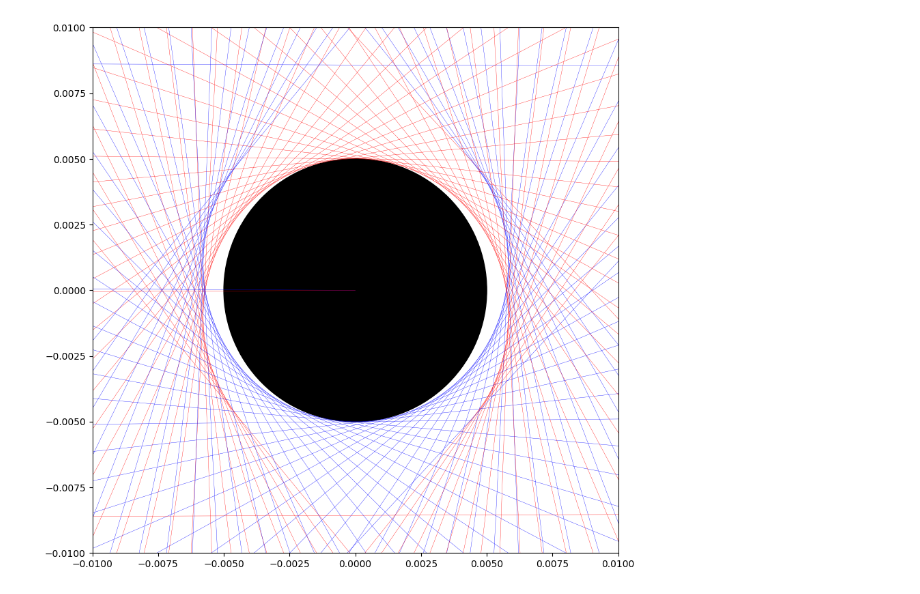
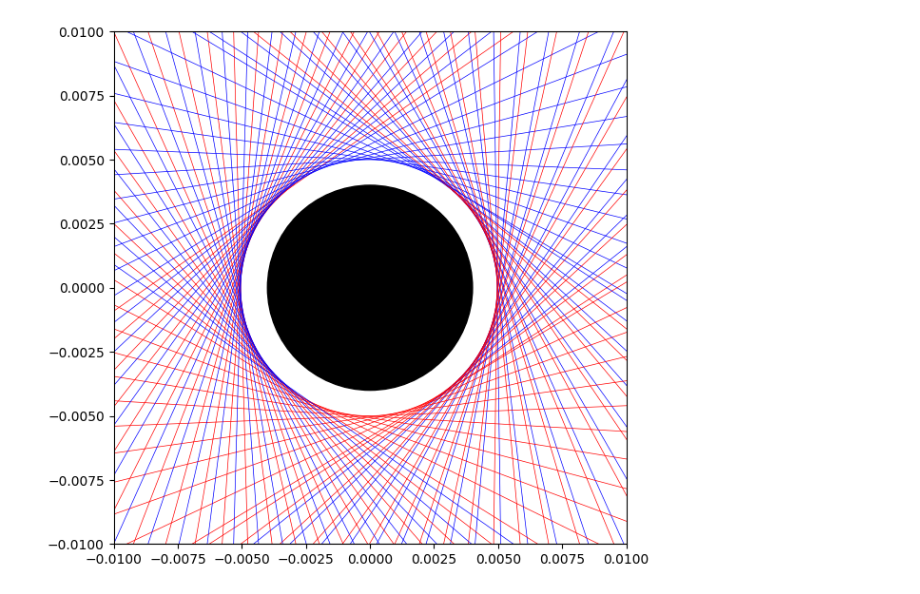
Before and after one commit to ssteinberg/solar_optical_concentrator, a Jupyter notebook: 2025/results.ipynb, the cells around one changed output. Saved outputs shown, nothing was run; the diff lists cells and outputs as text; code cells hidden in the pictures.

```diff
--- a/2025/results.ipynb
+++ b/2025/results.ipynb
@@ -9,36 +9,48 @@ matplotlib.rc('figure', figsize = (10, 10))
 data_coords = np.loadtxt('data_coords.csv', delimiter = ',')
 data_rays = np.loadtxt('data_rays.csv', delimiter = ',')
 # %%
-# plot origin
-# plt.plot(0, 0, marker = '.', c = 'black', label = 'origin')
+# plot point at origin
+# plt.plot(0, 0, '.', c = 'black')
 
-# plot circle
-circle = plt.Circle((0, 0), 0.005, color = 'black')
+# plot line at origin
+# plt.plot([0, 0], [0.005, -0.005], c = 'black')
+
+# plot circle at origin
+circle = plt.Circle((0, 0), 0.004, color = 'black')
 plt.gca().add_patch(circle)
 
 # plot coordinates
 for row in data_coords:
     M1_X = [row[0], row[2]]
     M1_Y = [row[1], row[3]]
     plt.plot(M1_X, M1_Y, c = 'black', linewidth = 1)
     M2_X = [row[4], row[6]]
     M2_Y = [row[5], row[7]]
     plt.plot(M2_X, M2_Y, c = 'black', linewidth = 1)
 
 # plot ray paths
+# for i in range(0, data_rays.shape[0], 2):
+#     X_pos = [x for j, x in enumerate(data_rays[i]) if j % 2 == 0]
+#     Y_pos = [y for j, y in enumerate(data_rays[i]) if j % 2 == 1]
+#     plt.plot(X_pos, Y_pos, 'r', linewidth = 0.25)
+#     X_neg = [x for j, x in enumerate(data_rays[i + 1]) if j % 2 == 0]
+#     Y_neg = [y for j, y in enumerate(data_rays[i + 1]) if j % 2 == 1]
+#     plt.plot(X_neg, Y_neg, 'b', linewidth = 0.25)
+
+# plot ray paths
 for i in range(0, data_rays.shape[0], 2):
-    X_pos = [x for j, x in enumerate(data_rays[i]) if j % 2 == 0]
-    Y_pos = [y for j, y in enumerate(data_rays[i]) if j % 2 == 1]
-    plt.plot(X_pos, Y_pos, 'r', linewidth = 0.25)
-    X_neg = [x for j, x in enumerate(data_rays[i + 1]) if j % 2 == 0]
-    Y_neg = [y for j, y in enumerate(data_rays[i + 1]) if j % 2 == 1]
-    plt.plot(X_neg, Y_neg, 'b', linewidth = 0.25)
+    X_pos = [data_rays[i, 4], data_rays[i, 6]]
+    Y_pos = [data_rays[i, 5], data_rays[i, 7]]
+    plt.plot(X_pos, Y_pos, 'r', linewidth = 0.5)
+    X_neg = [data_rays[i + 1, 4], data_rays[i + 1, 6]]
+    Y_neg = [data_rays[i + 1, 5], data_rays[i + 1, 7]]
+    plt.plot(X_neg, Y_neg, 'b', linewidth = 0.5)
 
 # display
 plt.axis('square')
 plt.axis([-0.01, 0.01, -0.01, 0.01]) # zoom in
 plt.show()
 
 # takes a couple of seconds because i am plotting all line segments ...
 # %% [output]
-[figure, old version]
+[figure, new version]
```
Also changed, not shown: parts of 2 cells of this notebook, 1 other file.
